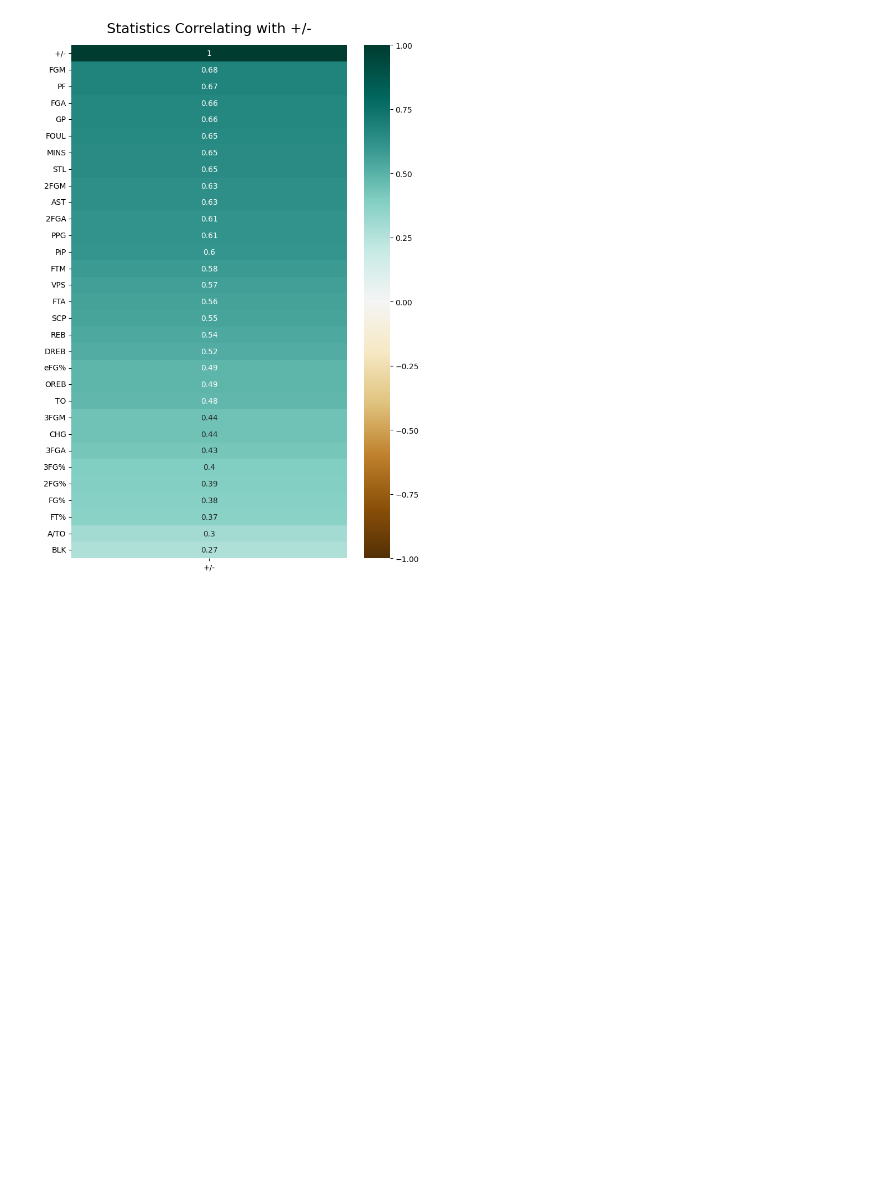
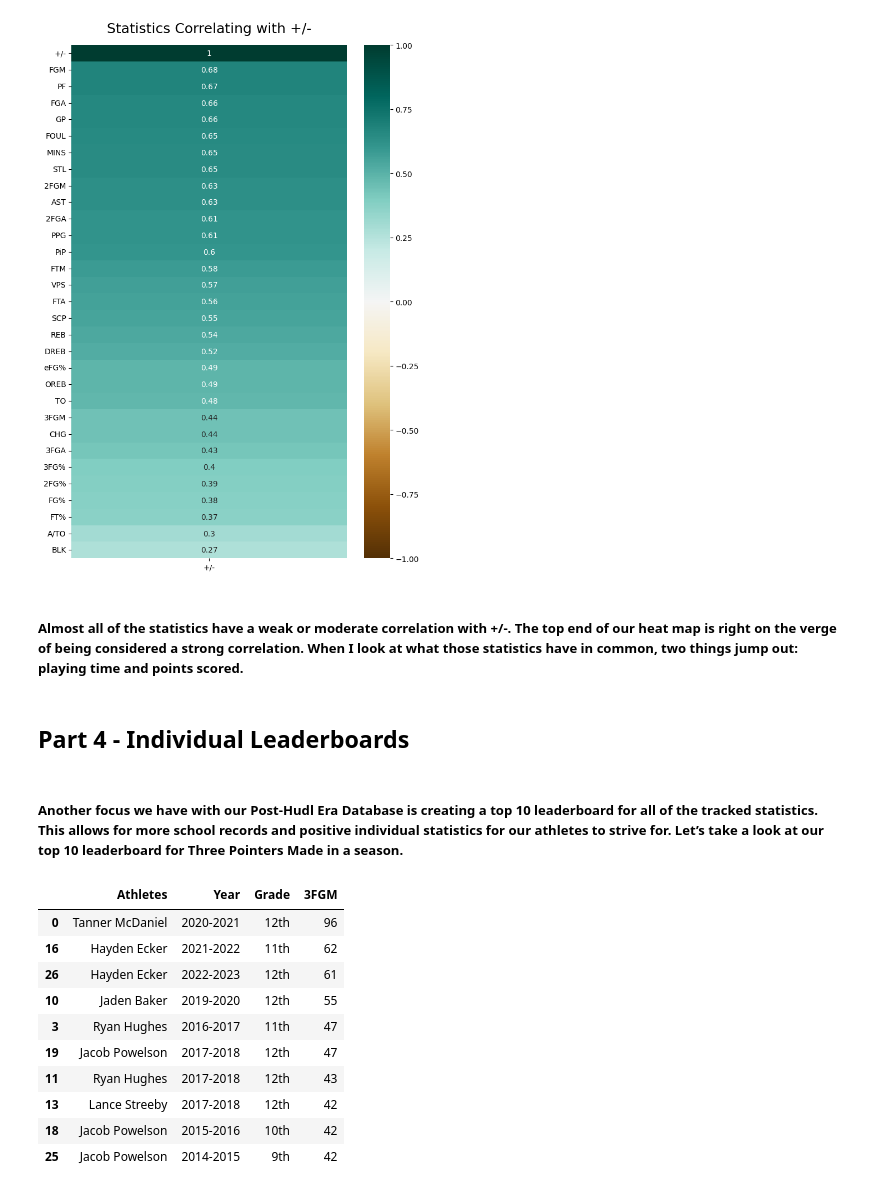
Before and after one commit to WadeBryson/datafun-06-projects, a Jupyter notebook: WadeBryson_Task3_NA_Basketball.ipynb, the cells around one changed output. Saved outputs shown, nothing was run; the diff lists cells and outputs as text; code cells hidden in the pictures; blank space fills up the shorter version.

Commit message:
Done with Leaderboards

```diff
--- a/WadeBryson_Task3_NA_Basketball.ipynb
+++ b/WadeBryson_Task3_NA_Basketball.ipynb
@@ -142,3 +146,24 @@ heatmap.set_title('Statistics Correlating with +/-', fontdict={'fontsize':18}, p
 # %% [output]
 Text(0.5, 1.0, 'Statistics Correlating with +/-')
 [figure]
+# %% [markdown]
+##### Almost all of the statistics have a weak or moderate correlation with +/-. The top end of our heat map is right on the verge of being considered a strong correlation. When I look at what those statistics have in common, two things jump out: playing time and points scored.
+# %% [markdown]
+## **Part 4 - Individual Leaderboards**
+# %% [markdown]
+##### Another focus we have with our Post-Hudl Era Database is creating a top 10 leaderboard for all of the tracked statistics. This allows for more school records and positive individual statistics for our athletes to strive for. Let’s take a look at our top 10 leaderboard for Three Pointers Made in a season.
+# %%
+clean_3FGM = Hudl_Era[["Athletes", "Year", "Grade", "3FGM"]]
+clean_3FGM.nlargest(10, '3FGM')
+# %% [output]
+|  | Athletes | Year | Grade | 3FGM |
+| 0 | Tanner McDaniel | 2020-2021 | 12th | 96 |
+| 16 | Hayden Ecker | 2021-2022 | 11th | 62 |
+| 26 | Hayden Ecker | 2022-2023 | 12th | 61 |
+| 10 | Jaden Baker | 2019-2020 | 12th | 55 |
+| 3 | Ryan Hughes | 2016-2017 | 11th | 47 |
+| 19 | Jacob Powelson | 2017-2018 | 12th | 47 |
+| 11 | Ryan Hughes | 2017-2018 | 12th | 43 |
+| 13 | Lance Streeby | 2017-2018 | 12th | 42 |
+| 18 | Jacob Powelson | 2015-2016 | 10th | 42 |
+| 25 | Jacob Powelson | 2014-2015 | 9th | 42 |
```
Also changed, not shown: parts of 4 cells of this notebook.
